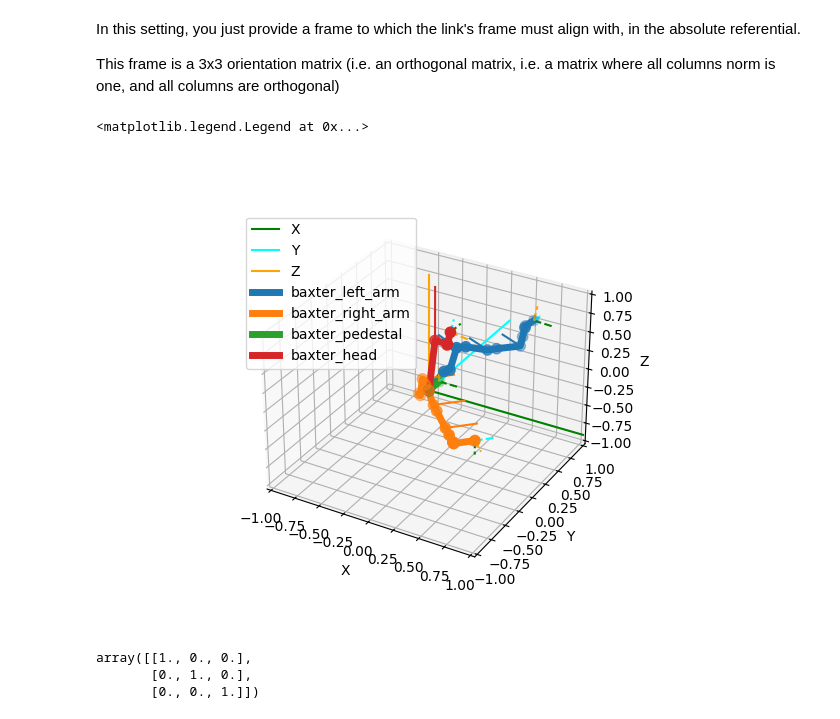
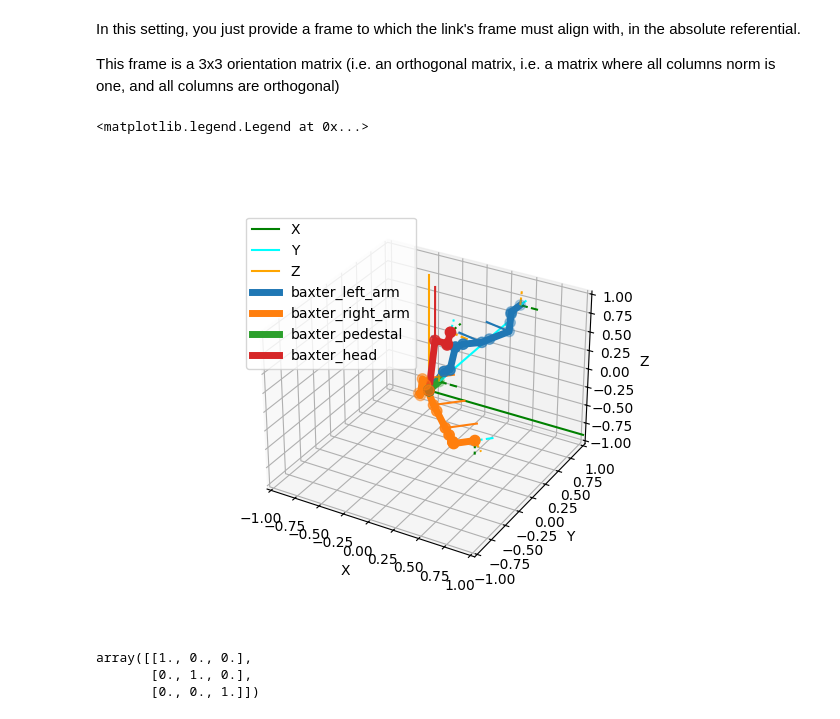
Before and after one commit to yen111033631/ikpy, a Jupyter notebook: tutorials/Orientation.ipynb, the cells around one changed output. Cells and saved outputs as stored; diff of their text form; code cells hidden in the pictures.

```diff
--- a/tutorials/Orientation.ipynb
+++ b/tutorials/Orientation.ipynb
@@ -154,23 +156,27 @@ This frame is a 3x3 orientation matrix (i.e. an orthogonal matrix, i.e. a matrix
 # %%
 # Let's ask baxter to put his left arm as
 target_orientation = np.eye(3)
+# target_orientation = [[0, 0, 1],
+#                       [0, 1, 0],
+#                       [-1, 0, 0],
+#                       ]
 
 # Compute the inverse kinematics with position
 ik = baxter_left_arm_chain.inverse_kinematics(
-    target_position=[0.1, 0.5, -0.1],
+    target_position=[0.1, 0.6, 0.2],
     target_orientation=target_orientation,
     orientation_mode="all")
 
 # Plot how it goes
 fig, ax = plot.init_3d_figure();
 baxter_left_arm_chain.plot(ik, ax)
 baxter_right_arm_chain.plot([0] * (len(baxter_right_arm_chain)), ax)
 baxter_pedestal_chain.plot([0] * (2 + 2), ax)
 baxter_head_chain.plot([0] * (4 + 2), ax)
 ax.legend()
 # %% [output]
 <matplotlib.legend.Legend at 0x...>
-[figure, old version]
+[figure, new version]
 # %%
 np.eye(3)
 # %% [output]
```
Also changed, not shown: parts of 1 cell of this notebook, 8 other files.
